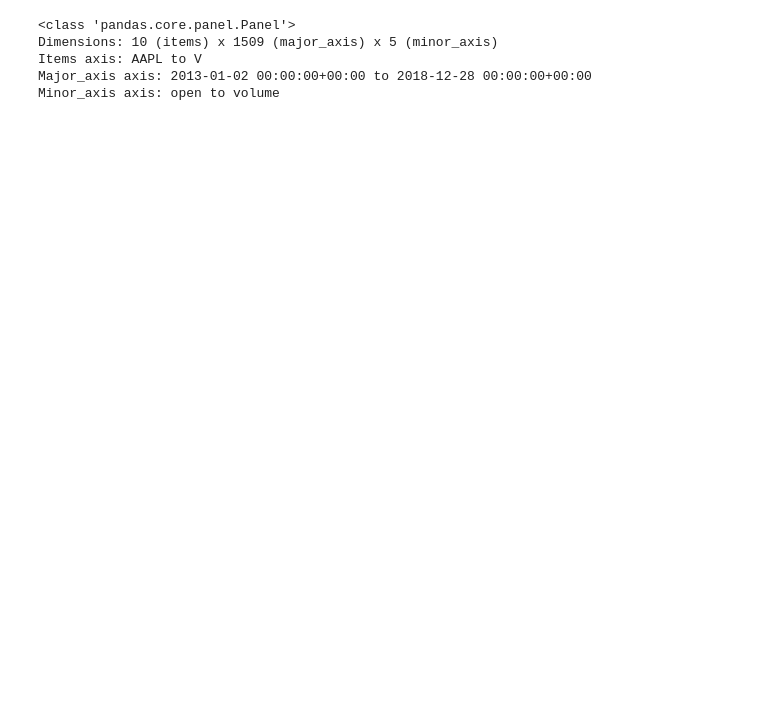
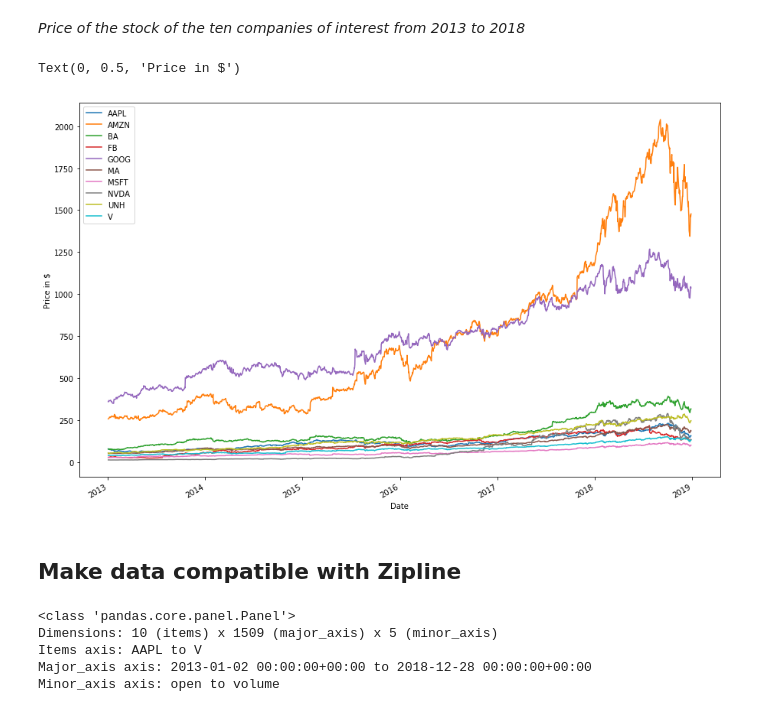
Before and after one commit to demidang12/PSTAT134FinalGroupProject, a Jupyter notebook: FinalProject.ipynb, the cells around one changed output. Cells and saved outputs as stored; diff of their text form; code cells hidden in the pictures; blank space fills up the shorter version.

```diff
--- a/FinalProject.ipynb
+++ b/FinalProject.ipynb
@@ -42,6 +43,19 @@ Date
 2013-01-11  39.94  40.31  39.88  40.29   9578000
 2013-01-14  40.32  40.45  39.89  40.16   8877600
 2013-01-15  39.96  40.16  39.77  40.11   6696000
+# %% [markdown]
+*Price of the stock of the ten companies of interest from 2013 to 2018*
+# %%
+plt.figure(figsize=(15,10))
+for stock in stocks:
+    data[stock]['close'].plot()
+plt.legend(stocks)
+plt.ylabel("Price in $")
+# %% [output]
+Text(0, 0.5, 'Price in $')
+[figure, added]
+# %% [markdown]
+## Make data compatible with Zipline
 # %%
 # Convert data to panel
 StockPrice = pd.Panel(data)
```
Also changed, not shown: parts of 11 cells of this notebook, 2 other files.
